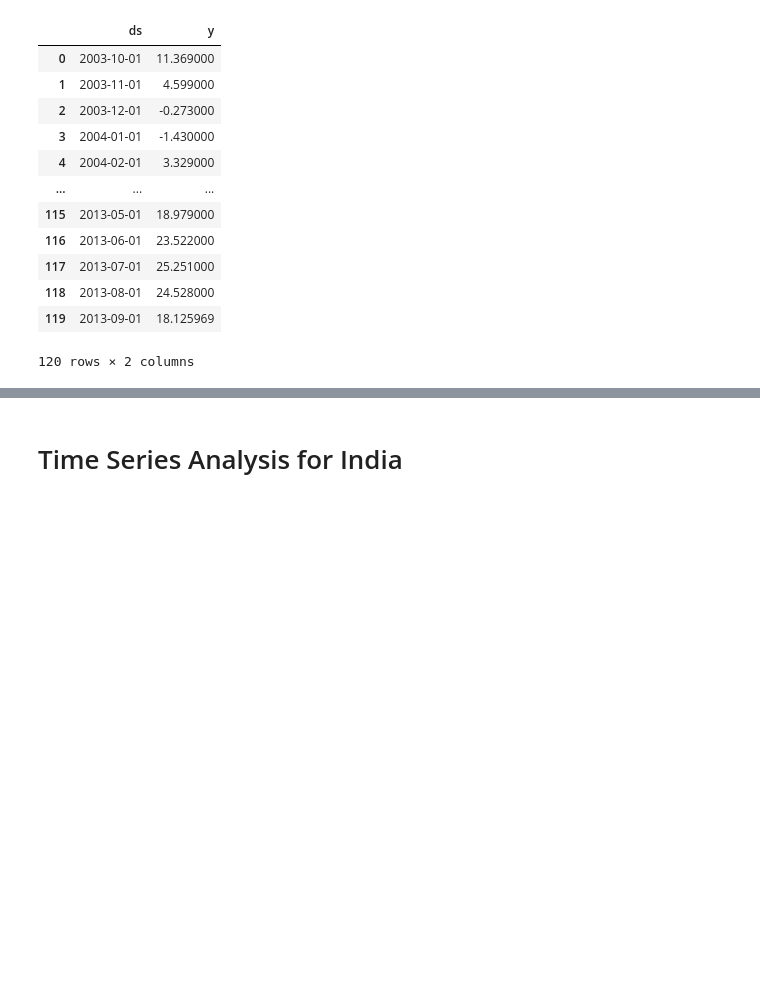
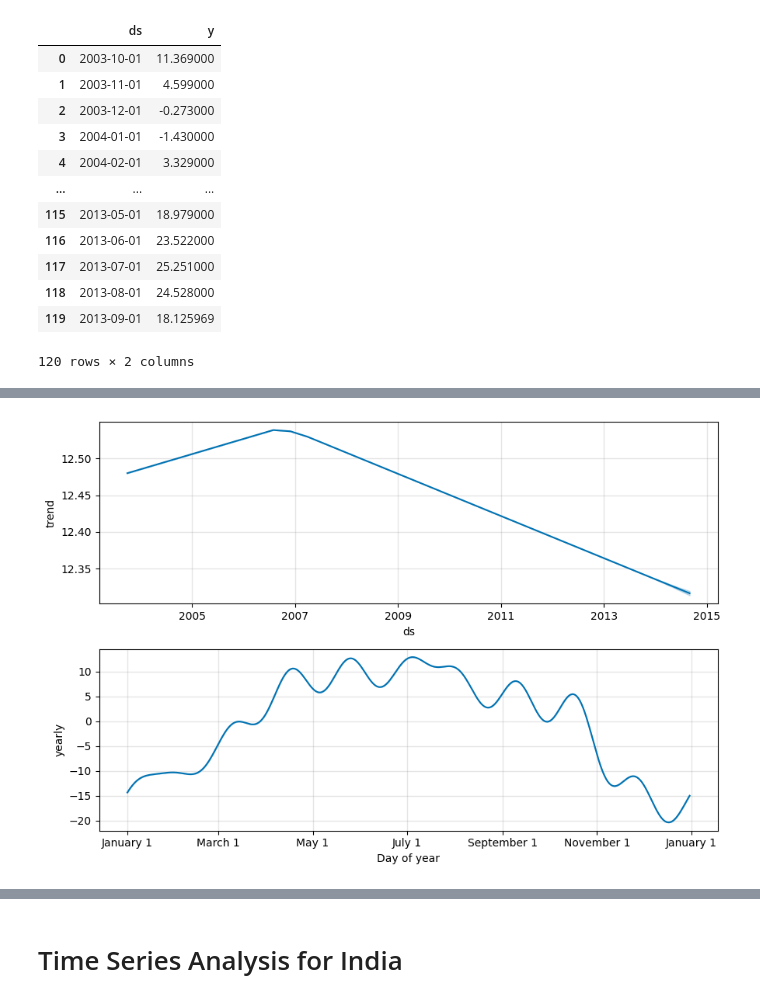
Before and after one commit to shivank124/Kaggle, a Jupyter notebook: global-temperature-records-1850-2022.ipynb, the cells around one changed output, grey strips where cells are left out. Saved outputs shown, nothing was run; the diff lists cells and outputs as text; code cells hidden in the pictures; blank space fills up the shorter version.

```diff
--- a/global-temperature-records-1850-2022.ipynb
+++ b/global-temperature-records-1850-2022.ipynb
@@ -301,0 +310,4 @@ plt.show()
+# %%
+fig1 = model.plot_components(forecast)
+# %% [output]
+[figure, added]
```
Also changed, not shown: parts of 15 cells of this notebook.
